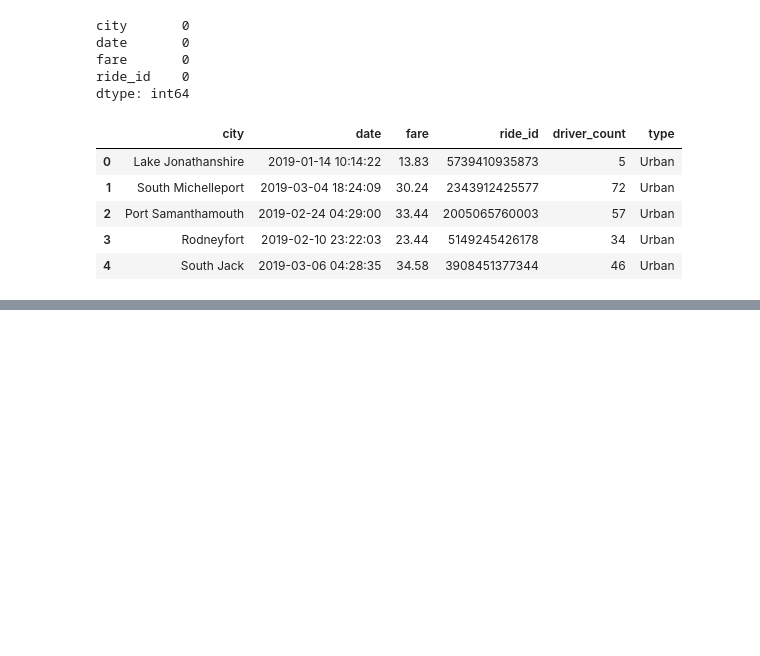
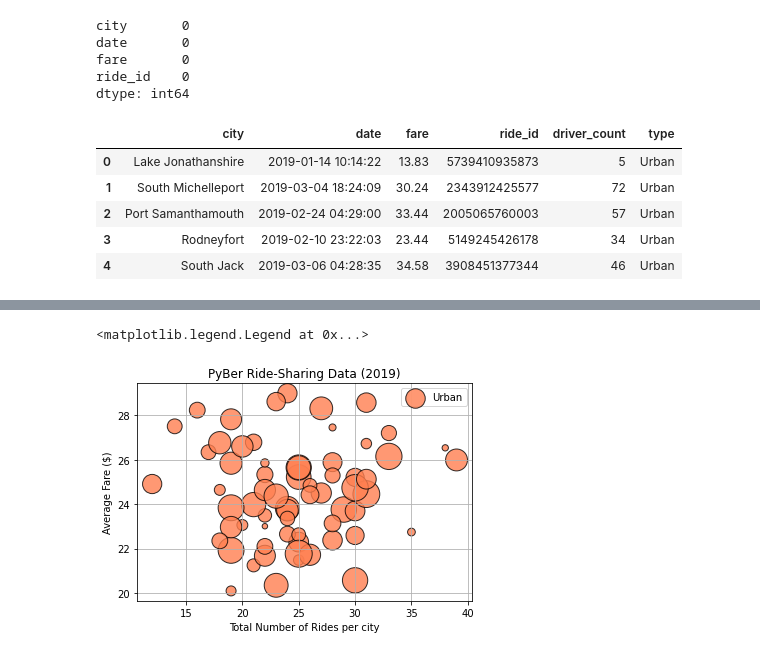
Before and after one commit to katiarp/PyBer_Analysis, a Jupyter notebook: PyBer.ipynb, the cells around one changed output, grey strips where cells are left out. Drawn from its saved outputs; the diff is of its cells as text; code cells hidden in the pictures; blank space fills up the shorter version.

Commit message:
Created bubble chart for all cities

```diff
--- a/PyBer.ipynb
+++ b/PyBer.ipynb
@@ -117,0 +126,4 @@ pyber_data_df.head()
+# %%
+#Create the Urban city DataFrame
+urban_cities_df = pyber_data_df[pyber_data_df["type"]=="Urban"]
+urban_cities_df.head()
@@ -117,0 +150,6 @@ pyber_data_df.head()
+# %%
+#Get the number of rides for urban cities
+#To get the number of rides for each city by each type of city, we have to create a
+#Series where the index is the name of the city and the column is the number of rides
+urban_ride_count= urban_cities_df.groupby(["city"]).count()["ride_id"]
+urban_ride_count.head()
@@ -117,0 +188,5 @@ pyber_data_df.head()
+# %%
+#Get average fare for each city in the urban citites
+#Using the groupby() function, we can chain the mean() method to get the averages of the fare column.
+urban_avg_fare = urban_cities_df.groupby(["city"]).mean()["fare"]
+urban_avg_fare.head()
@@ -117,0 +225,5 @@ pyber_data_df.head()
+# %%
+#Last data point we need for our bubble chart is the average number of drivers for each city in the urban sub, and rural
+#Get the average number of drivers for each urban city
+urban_driver_count= urban_cities_df.groupby(["city"]).mean()["driver_count"]
+urban_driver_count.head()
@@ -117,0 +247,20 @@ pyber_data_df.head()
+# %%
+#Build the scatter plots for urban cities
+#increase the size of the markers with s=
+plt.scatter(urban_ride_count,
+            urban_avg_fare,
+            s=10*urban_driver_count,
+            color="coral",
+            edgecolor="black",
+            linewidths=1,
+            alpha=0.8,
+            label="Urban")
+plt.title("PyBer Ride-Sharing Data (2019)")
+plt.ylabel("Average Fare ($)")
+plt.xlabel("Total Number of Rides per city")
+plt.grid(True)
+#Add legend
+plt.legend()
+# %% [output]
+<matplotlib.legend.Legend at 0x...>
+[figure, added]
```
Also changed, not shown: parts of 18 cells of this notebook, 1 other file.
